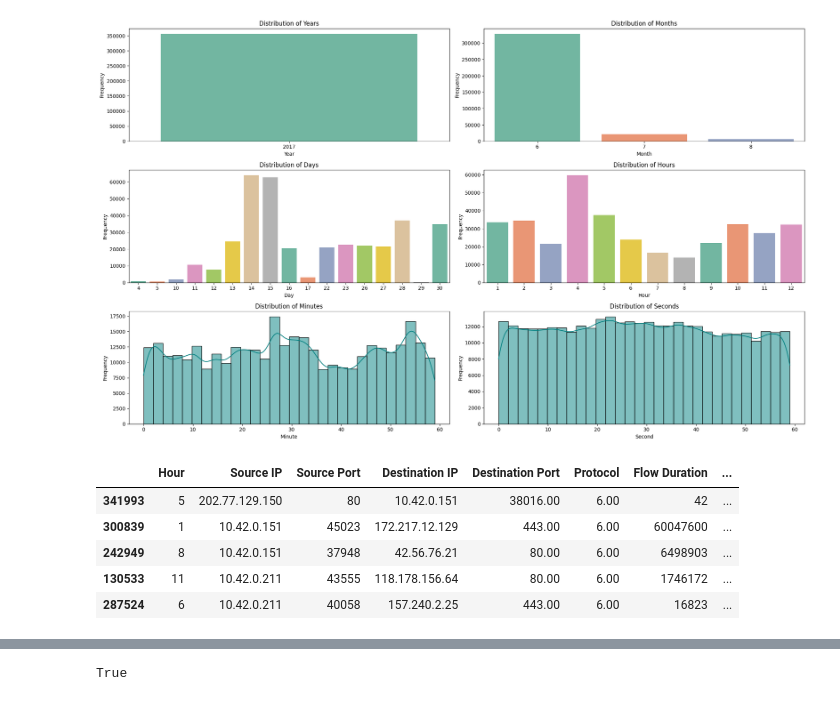
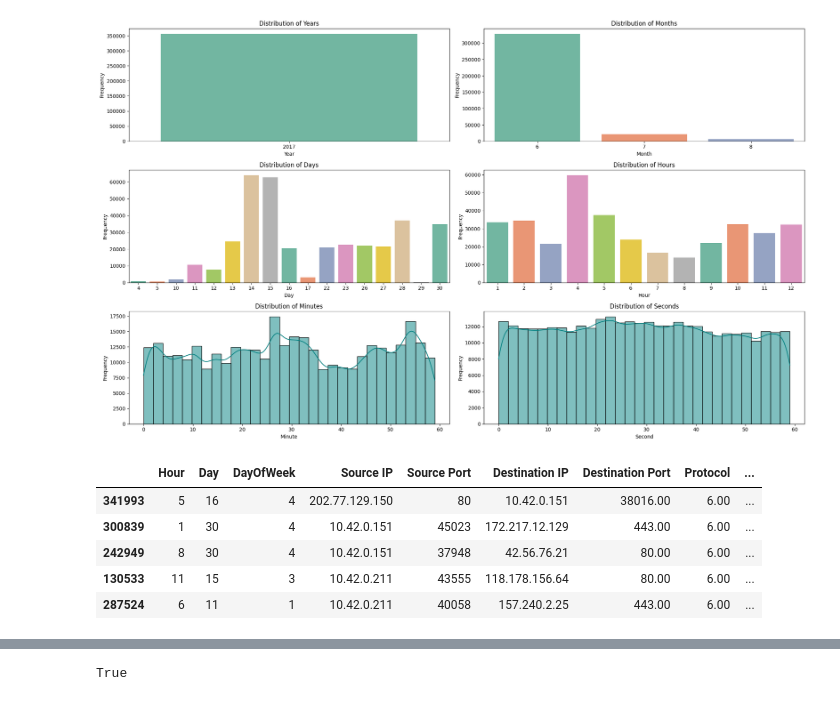
Before and after one commit to VietDQ1904/DataMining-Project-2026, a Jupyter notebook: source/features/features.ipynb, the cells around one changed output, grey strips where cells are left out. Drawn from its saved outputs; the diff is of its cells as text; code cells hidden in the pictures.

```diff
--- a/source/features/features.ipynb
+++ b/source/features/features.ipynb
@@ -227,20 +228,24 @@ plt.show()
 # %% [output]
 [figure]
 # %%
-def extract_hour(df):
+def extract_time(df):
     temp_dt = pd.to_datetime(df["Timestamp"], format="%d/%m/%Y %H:%M:%S")
+
     df.insert(0, "Hour", temp_dt.dt.hour)
+    df.insert(1, "Day", temp_dt.dt.day)
+    df.insert(2, "DayOfWeek", temp_dt.dt.dayofweek)
+
     return df.drop(columns=["Timestamp"])
 
-x_train = extract_hour(x_train)
-x_val = extract_hour(x_val)
-x_test = extract_hour(x_test)
+x_train = extract_time(x_train)
+x_val = extract_time(x_val)
+x_test = extract_time(x_test)
 
 x_train.head()
 # %% [output]
-|  | Hour | Source IP | Source Port | Destination IP | Destination Port | Protocol | Flow Duration | ... |
-| 341993 | 5 | 202.77.129.150 | 80 | 10.42.0.151 | 38016.00 | 6.00 | 42 | ... |
-| 300839 | 1 | 10.42.0.151 | 45023 | 172.217.12.129 | 443.00 | 6.00 | 60047600 | ... |
-| 242949 | 8 | 10.42.0.151 | 37948 | 42.56.76.21 | 80.00 | 6.00 | 6498903 | ... |
-| 130533 | 11 | 10.42.0.211 | 43555 | 118.178.156.64 | 80.00 | 6.00 | 1746172 | ... |
-| 287524 | 6 | 10.42.0.211 | 40058 | 157.240.2.25 | 443.00 | 6.00 | 16823 | ... |
+|  | Hour | Day | DayOfWeek | Source IP | Source Port | Destination IP | Destination Port | Protocol | ... |
+| 341993 | 5 | 16 | 4 | 202.77.129.150 | 80 | 10.42.0.151 | 38016.00 | 6.00 | ... |
+| 300839 | 1 | 30 | 4 | 10.42.0.151 | 45023 | 172.217.12.129 | 443.00 | 6.00 | ... |
+| 242949 | 8 | 30 | 4 | 10.42.0.151 | 37948 | 42.56.76.21 | 80.00 | 6.00 | ... |
+| 130533 | 11 | 15 | 3 | 10.42.0.211 | 43555 | 118.178.156.64 | 80.00 | 6.00 | ... |
+| 287524 | 6 | 11 | 1 | 10.42.0.211 | 40058 | 157.240.2.25 | 443.00 | 6.00 | ... |
```
Also changed, not shown: parts of 15 cells of this notebook, 9 other files.
